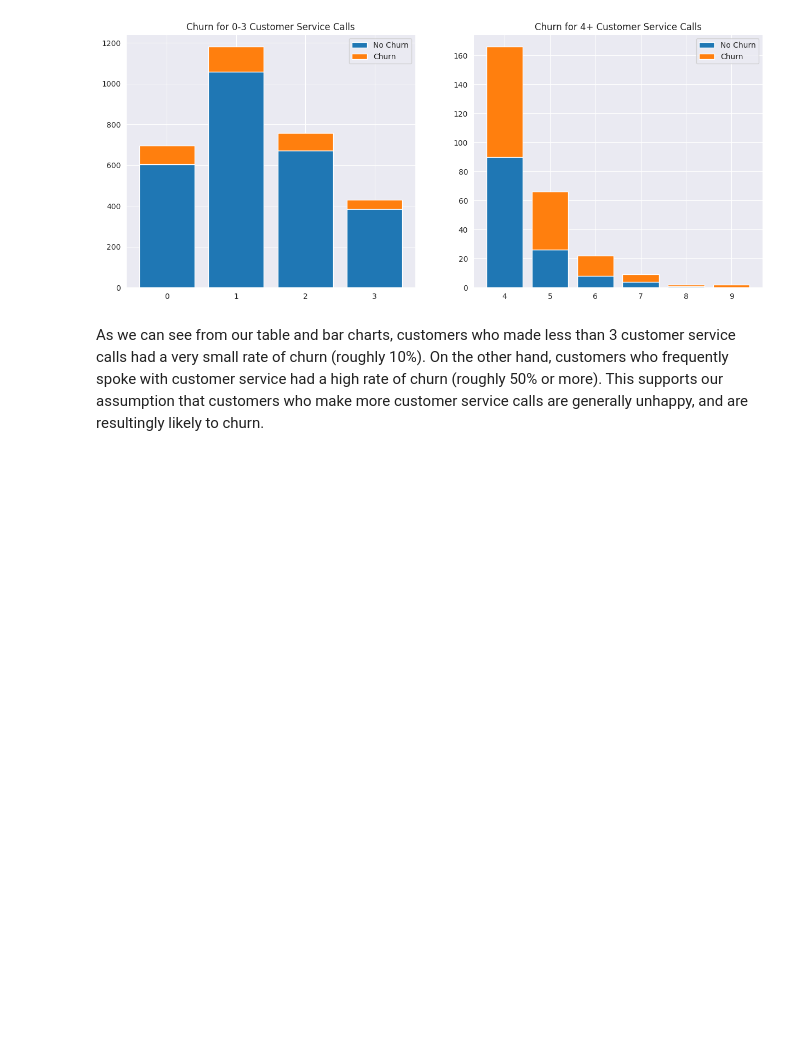
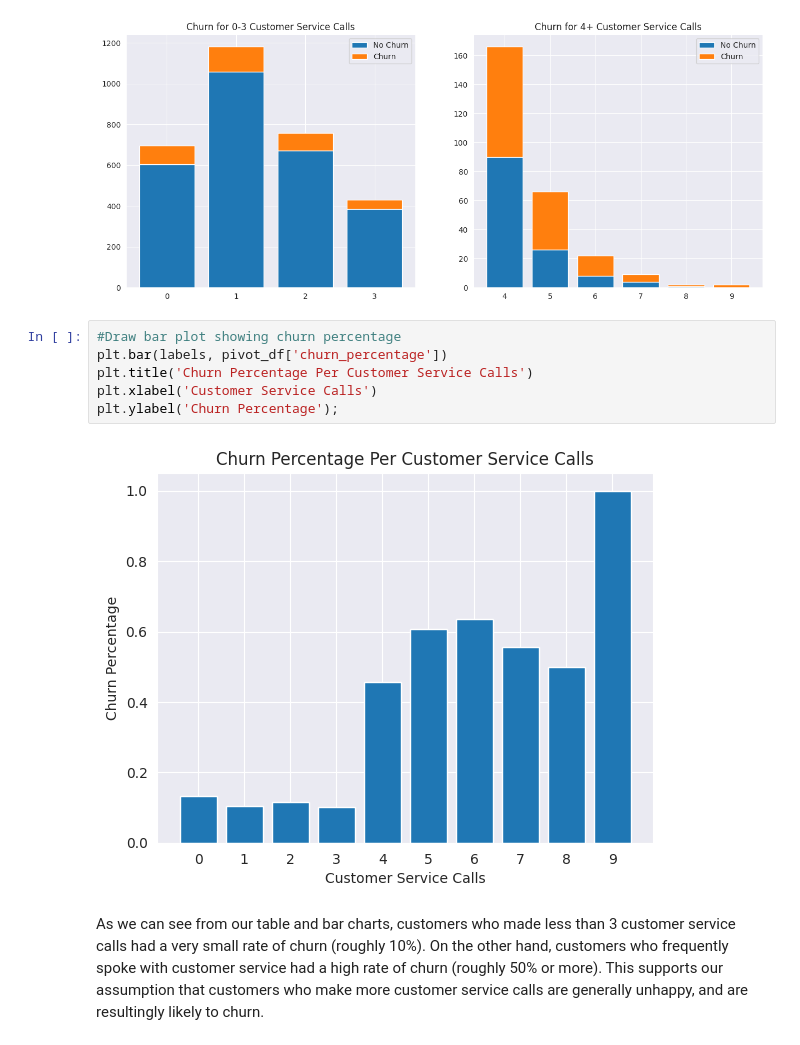
Before and after one commit to bmjaron/phase_3_project, a Jupyter notebook: index.ipynb, the cells around one changed output. Drawn from its saved outputs; the diff is of its cells as text; blank space fills up the shorter version.

```diff
--- a/index.ipynb
+++ b/index.ipynb
@@ -175,6 +179,14 @@ axes[1].legend()
 axes[1].set_title('Churn for 4+ Customer Service Calls');
 # %% [output]
 [figure]
+# %%
+#Draw bar plot showing churn percentage
+plt.bar(labels, pivot_df['churn_percentage'])
+plt.title('Churn Percentage Per Customer Service Calls')
+plt.xlabel('Customer Service Calls')
+plt.ylabel('Churn Percentage');
+# %% [output]
+[figure, added]
 # %% [markdown]
 As we can see from our table and bar charts, customers who made less than 3 customer service calls had a very small rate of churn (roughly 10%). On the other hand, customers who frequently spoke with customer service had a high rate of churn (roughly 50% or more). This supports our assumption that customers who make more customer service calls are generally unhappy, and are resultingly likely to churn.
 # %% [markdown]
```
Also changed, not shown: parts of 36 cells of this notebook.
